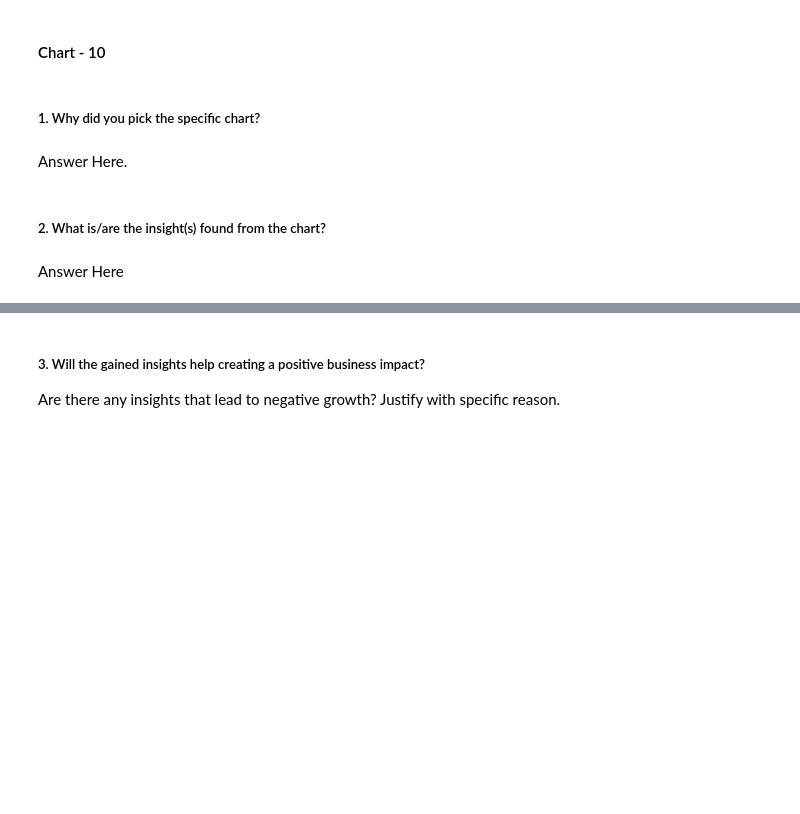
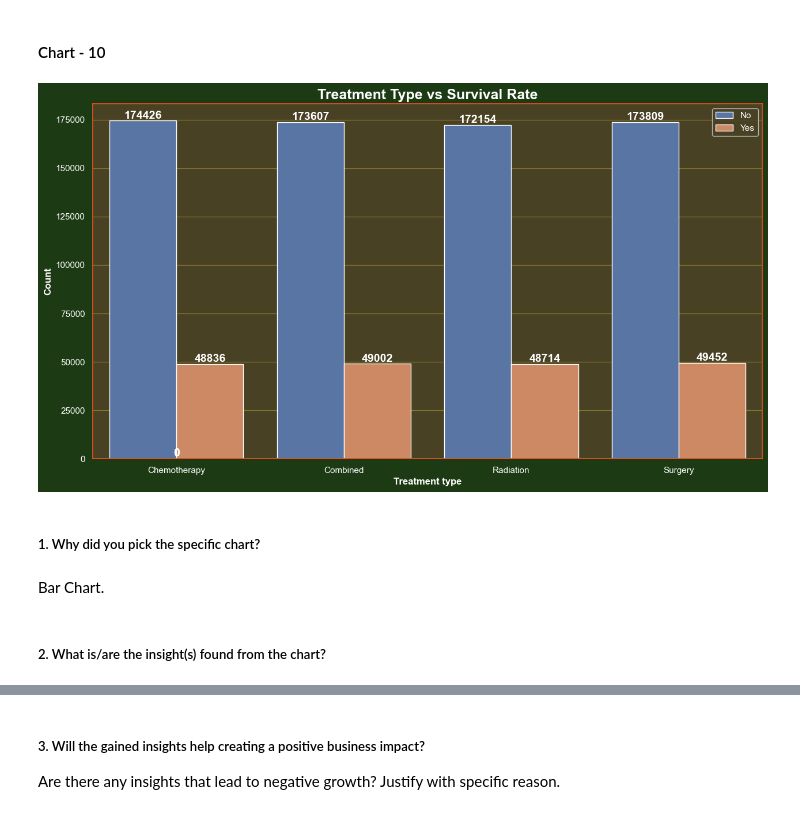
Before and after one commit to KushangShah/Lung-Cancer-Prediction, a Jupyter notebook: Lung Cancer - NoteBook.ipynb, the cells around one changed output, grey strips where cells are left out. Cells and saved outputs as stored; diff of their text form; code cells hidden in the pictures; blank space fills up the shorter version.

```diff
--- a/Lung Cancer - NoteBook.ipynb
+++ b/Lung Cancer - NoteBook.ipynb
@@ -830,8 +864,29 @@ Useful for lifestyle disease management.
+# %%
+# Chart - 10 visualization code
+plt.figure(figsize=(15, 8))
+ax = sns.countplot(x='treatment_type', data=df,
+                   hue='survived')
+
+plt.title("Treatment Type vs Survival Rate", weight='bold', fontsize=18)
+plt.xlabel("Treatment type", weight='bold')
+plt.ylabel("Count", weight='bold')
+plt.legend(['No', 'Yes'])
+
+ax.set_xticklabels(['Chemotherapy', 'Combined', 'Radiation', 'Surgery'])
+
+for p in ax.patches:
+    ax.annotate(
+        f"{int(p.get_height())}",
+        (p.get_x() + p.get_width() / 2., p.get_height()),
+        ha='center', va='bottom', fontsize=14, weight='bold'
+    )
+
+plt.show()
+# %% [output]
+[figure, added]
 # %% [markdown]
 ##### 1. Why did you pick the specific chart?
-# %% [markdown]
-Answer Here.
+# %% [markdown]
+Bar Chart.
 # %% [markdown]
 ##### 2. What is/are the insight(s) found from the chart?
-# %% [markdown]
-Answer Here
```
Also changed, not shown: parts of 226 cells of this notebook.
